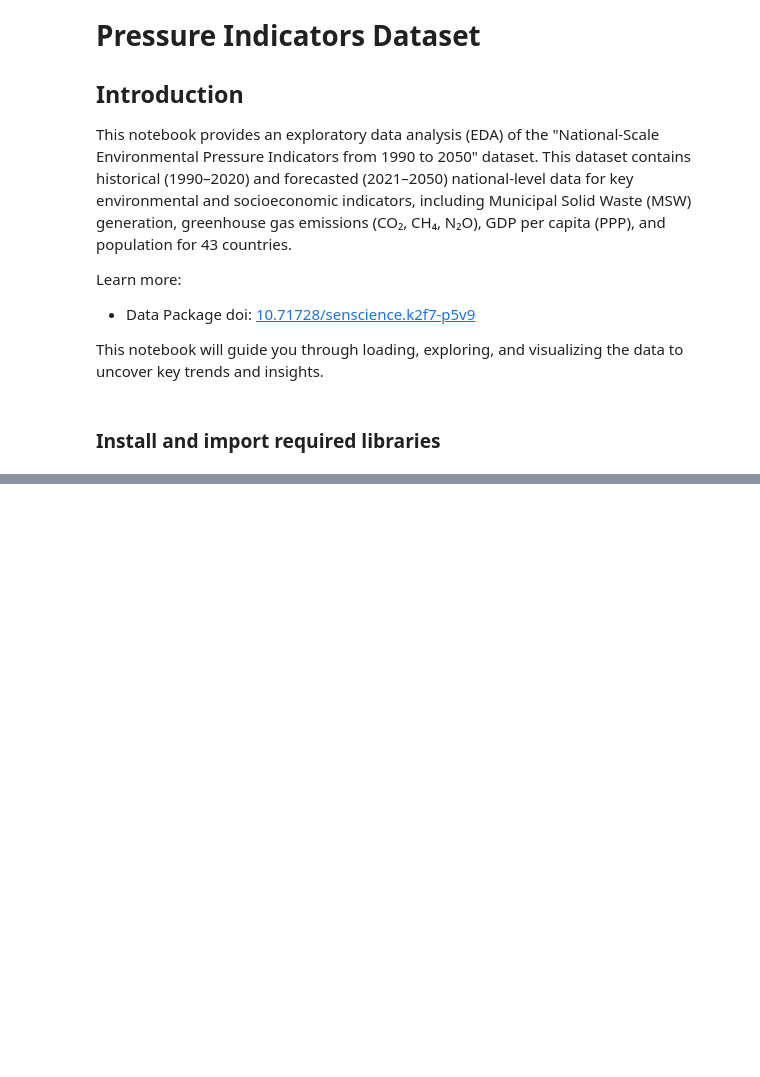
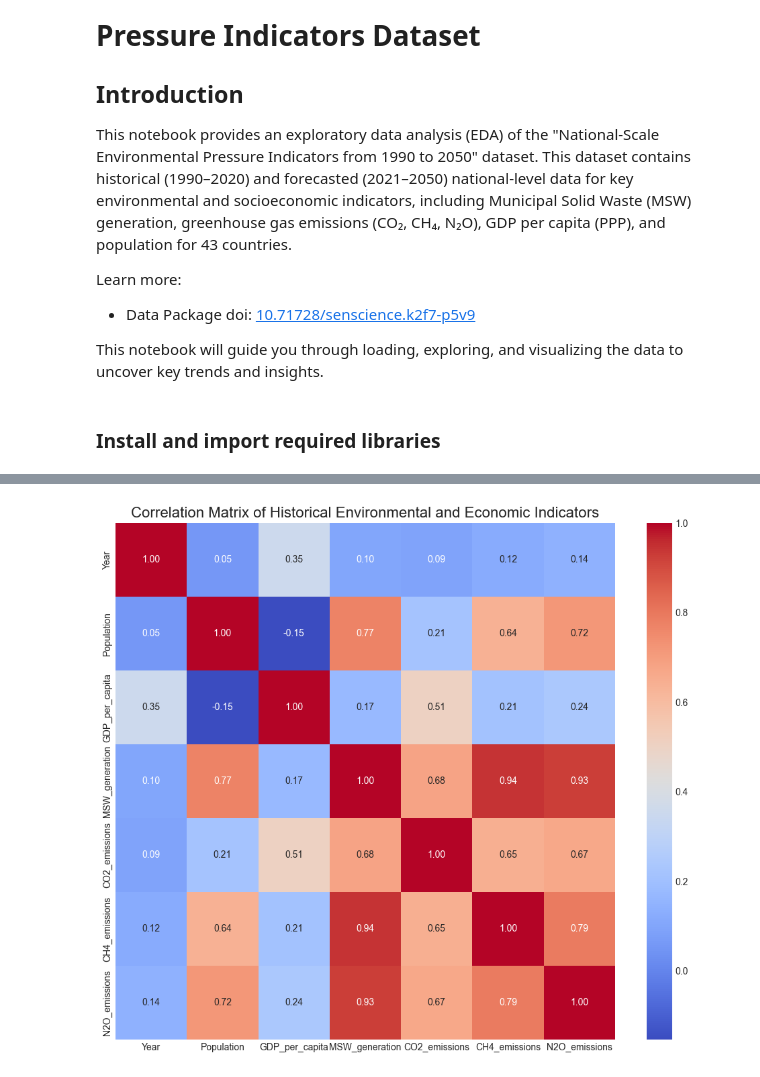
Before and after one commit to senscience/notebooks, a Jupyter notebook: Hoy_GHEmissions/notebook.ipynb, the cells around one changed output, grey strips where cells are left out. Saved outputs shown, nothing was run; the diff lists cells and outputs as text; code cells hidden in the pictures; blank space fills up the shorter version.

```diff
--- a/Hoy_GHEmissions/notebook.ipynb
+++ b/Hoy_GHEmissions/notebook.ipynb
@@ -248,0 +268,11 @@ This initial analysis sets the stage for more advanced modeling, such as forecas
+# %%
+# Select only numeric columns for correlation matrix
+numeric_historical_df = historical_df.select_dtypes(include=np.number)
+
+plt.figure(figsize=(12, 10))
+correlation_matrix = numeric_historical_df.corr()
+sns.heatmap(correlation_matrix, annot=True, cmap='coolwarm', fmt='.2f')
+plt.title('Correlation Matrix of Historical Environmental and Economic Indicators', fontsize=16)
+plt.show()
+# %% [output]
+[figure, added]
```
Also changed, not shown: parts of 40 cells of this notebook.
